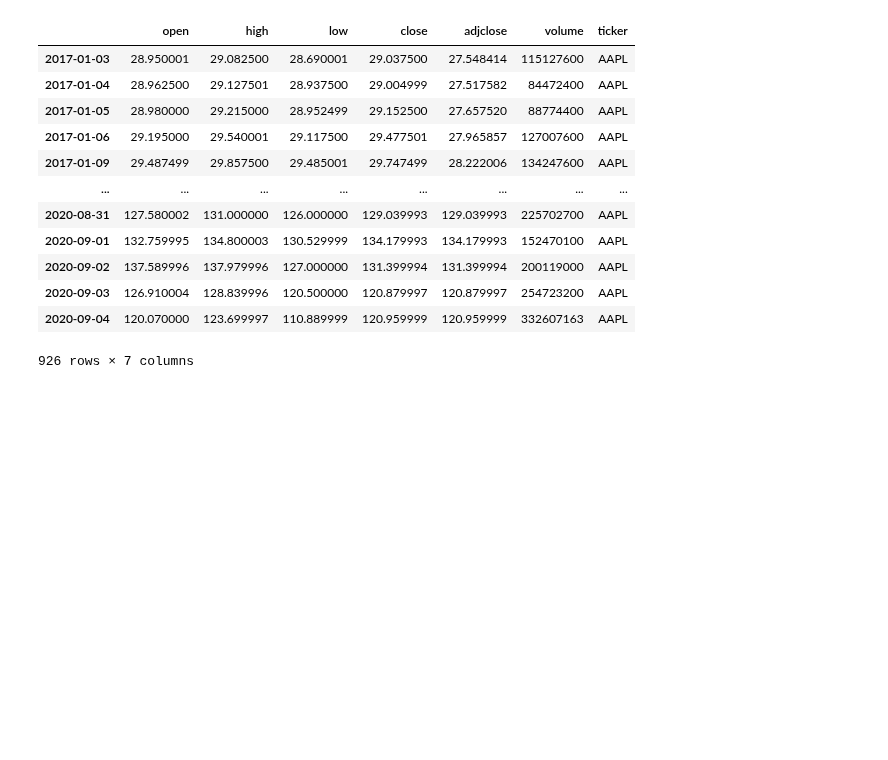
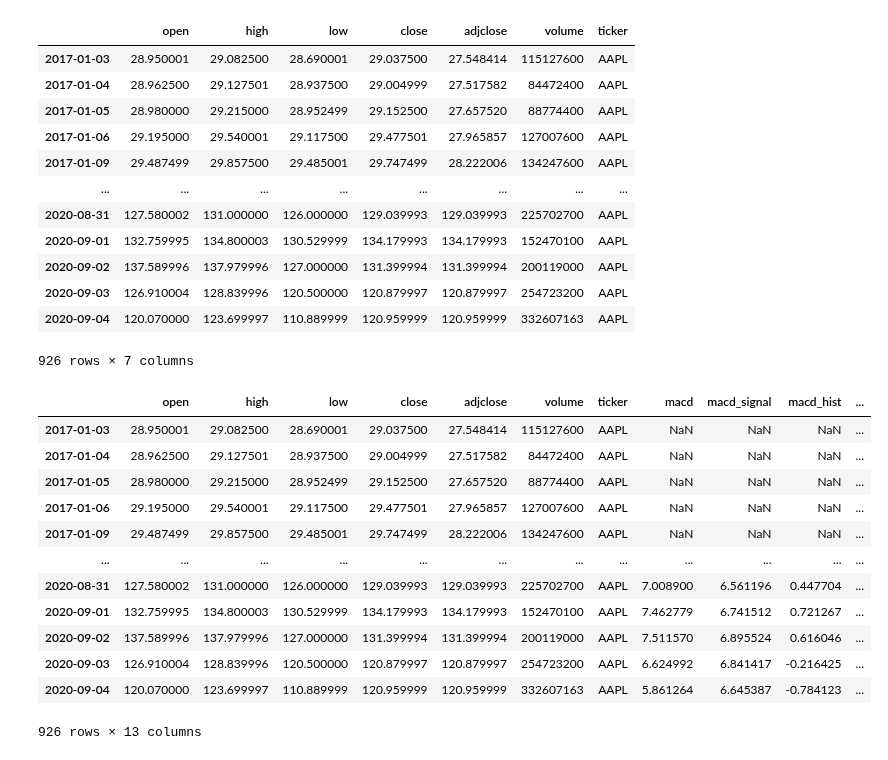
Before and after one commit to duybluemind1988/Data-science, a Jupyter notebook: Time_series/Time_series_all_method_2(multy).ipynb, the cells around one changed output. Cells and saved outputs as stored; diff of their text form; code cells hidden in the pictures; blank space fills up the shorter version.

```diff
--- a/Time_series/Time_series_all_method_2(multy).ipynb
+++ b/Time_series/Time_series_all_method_2(multy).ipynb
@@ -1467,12 +1494,29 @@ df
 # %%
 def get_indicators(data):
     # Get MACD
-    data["macd"], data["macd_signal"], data["macd_hist"] = talib.MACD(data['Close'])
+    data["macd"], data["macd_signal"], data["macd_hist"] = talib.MACD(data['close'])
 
     # Get MA10 and MA30
-    data["ma10"] = talib.MA(data["Close"], timeperiod=10)
-    data["ma30"] = talib.MA(data["Close"], timeperiod=30)
+    data["ma10"] = talib.MA(data["close"], timeperiod=10)
+    data["ma30"] = talib.MA(data["close"], timeperiod=30)
 
     # Get RSI
-    data["rsi"] = talib.RSI(data["Close"])
+    data["rsi"] = talib.RSI(data["close"])
     return data
+# %%
+nflx_df2 = get_indicators(df)
+nflx_df2
+# %% [output]
+|  | open | high | low | close | adjclose | volume | ticker | macd | macd_signal | macd_hist | ... |
+| 2017-01-03 | 28.950001 | 29.082500 | 28.690001 | 29.037500 | 27.548414 | 115127600 | AAPL | NaN | NaN | NaN | ... |
+| 2017-01-04 | 28.962500 | 29.127501 | 28.937500 | 29.004999 | 27.517582 | 84472400 | AAPL | NaN | NaN | NaN | ... |
+| 2017-01-05 | 28.980000 | 29.215000 | 28.952499 | 29.152500 | 27.657520 | 88774400 | AAPL | NaN | NaN | NaN | ... |
+| 2017-01-06 | 29.195000 | 29.540001 | 29.117500 | 29.477501 | 27.965857 | 127007600 | AAPL | NaN | NaN | NaN | ... |
+| 2017-01-09 | 29.487499 | 29.857500 | 29.485001 | 29.747499 | 28.222006 | 134247600 | AAPL | NaN | NaN | NaN | ... |
+| ... | ... | ... | ... | ... | ... | ... | ... | ... | ... | ... | ... |
+| 2020-08-31 | 127.580002 | 131.000000 | 126.000000 | 129.039993 | 129.039993 | 225702700 | AAPL | 7.008900 | 6.561196 | 0.447704 | ... |
+| 2020-09-01 | 132.759995 | 134.800003 | 130.529999 | 134.179993 | 134.179993 | 152470100 | AAPL | 7.462779 | 6.741512 | 0.721267 | ... |
+| 2020-09-02 | 137.589996 | 137.979996 | 127.000000 | 131.399994 | 131.399994 | 200119000 | AAPL | 7.511570 | 6.895524 | 0.616046 | ... |
+| 2020-09-03 | 126.910004 | 128.839996 | 120.500000 | 120.879997 | 120.879997 | 254723200 | AAPL | 6.624992 | 6.841417 | -0.216425 | ... |
+| 2020-09-04 | 120.070000 | 123.699997 | 110.889999 | 120.959999 | 120.959999 | 332607163 | AAPL | 5.861264 | 6.645387 | -0.784123 | ... |
+926 rows × 13 columns
```
Also changed, not shown: parts of 7 cells of this notebook.
